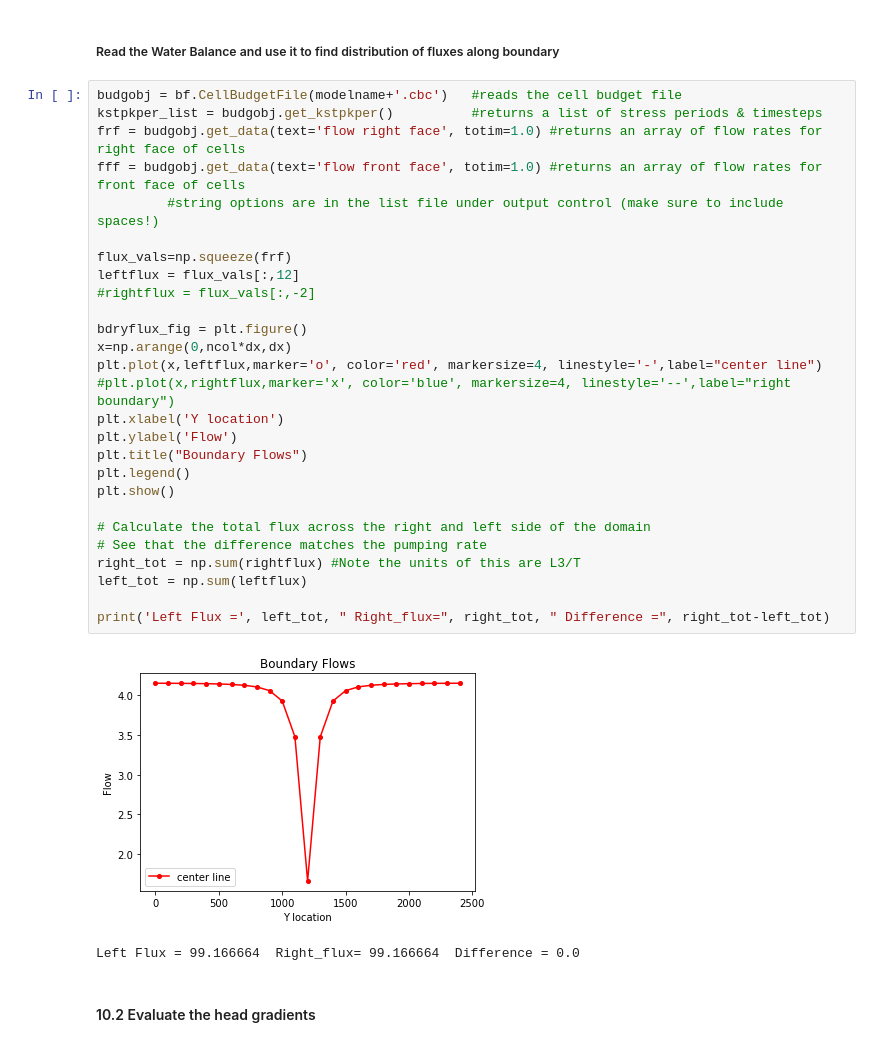
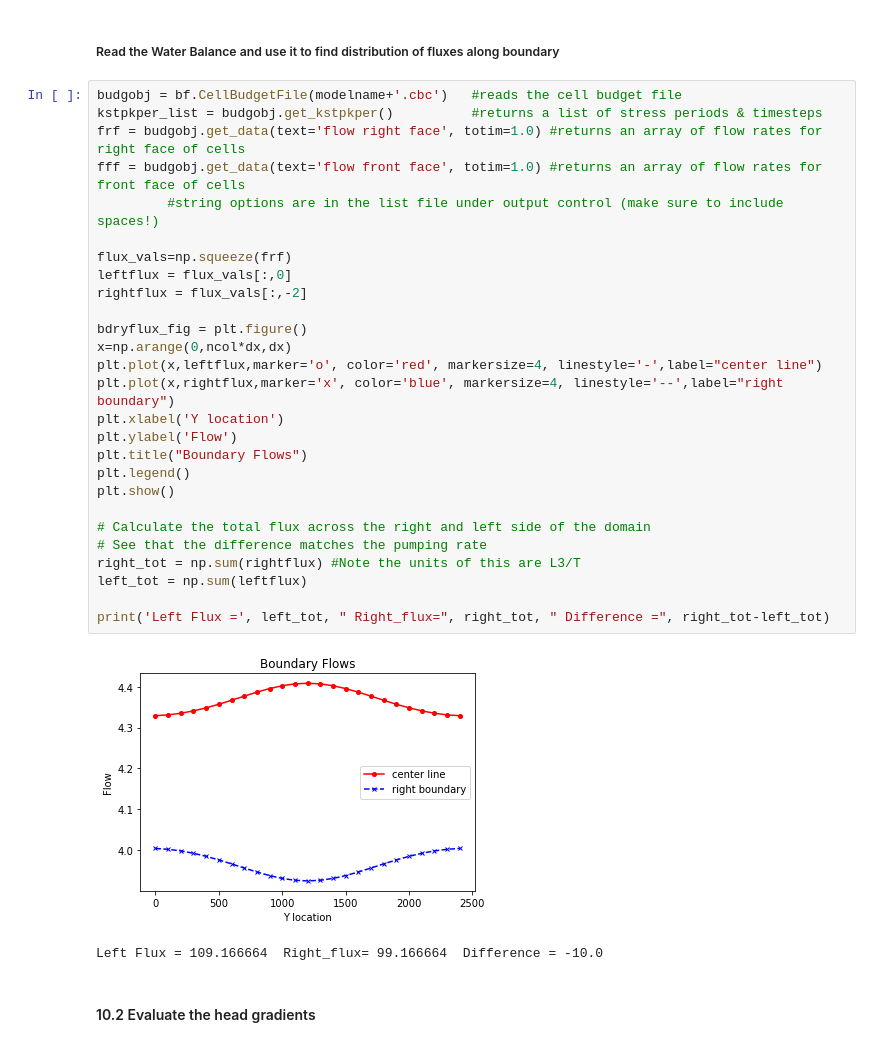
Before and after one commit to GW-modelling-Spring2022/homework-Jeffasaurous, a Jupyter notebook: Working/HW4_WellWell/starter code/WellWell.ipynb, the cells around one changed output. Saved outputs shown, nothing was run; the diff lists cells and outputs as text.

```diff
--- a/Working/HW4_WellWell/starter code/WellWell.ipynb
+++ b/Working/HW4_WellWell/starter code/WellWell.ipynb
@@ -305,33 +305,33 @@ with open('FP_heads.csv', 'w', newline='') as csvfile:  #creates an empty csv fi
 # %%
 budgobj = bf.CellBudgetFile(modelname+'.cbc')   #reads the cell budget file
 kstpkper_list = budgobj.get_kstpkper()          #returns a list of stress periods & timesteps
 frf = budgobj.get_data(text='flow right face', totim=1.0) #returns an array of flow rates for right face of cells
 fff = budgobj.get_data(text='flow front face', totim=1.0) #returns an array of flow rates for front face of cells
          #string options are in the list file under output control (make sure to include spaces!)
 
 flux_vals=np.squeeze(frf)
-leftflux = flux_vals[:,12]
-#rightflux = flux_vals[:,-2]
+leftflux = flux_vals[:,0]
+rightflux = flux_vals[:,-2]
 
 bdryflux_fig = plt.figure()
 x=np.arange(0,ncol*dx,dx)
 plt.plot(x,leftflux,marker='o', color='red', markersize=4, linestyle='-',label="center line")
-#plt.plot(x,rightflux,marker='x', color='blue', markersize=4, linestyle='--',label="right boundary")
+plt.plot(x,rightflux,marker='x', color='blue', markersize=4, linestyle='--',label="right boundary")
 plt.xlabel('Y location')
 plt.ylabel('Flow')
 plt.title("Boundary Flows")
 plt.legend()
 plt.show()
 
 # Calculate the total flux across the right and left side of the domain
 # See that the difference matches the pumping rate
 right_tot = np.sum(rightflux) #Note the units of this are L3/T
 left_tot = np.sum(leftflux)
 
 print('Left Flux =', left_tot, " Right_flux=", right_tot, " Difference =", right_tot-left_tot)
 # %% [output]
-[figure, old version]
+[figure, new version]
-Left Flux = 99.166664  Right_flux= 99.166664  Difference = 0.0
+Left Flux = 109.166664  Right_flux= 99.166664  Difference = -10.0
 # %% [markdown]
 #### 10.2 Evaluate the head gradients
 # %%
```
Also changed, not shown: parts of 1 cell of this notebook, 2 other files.
